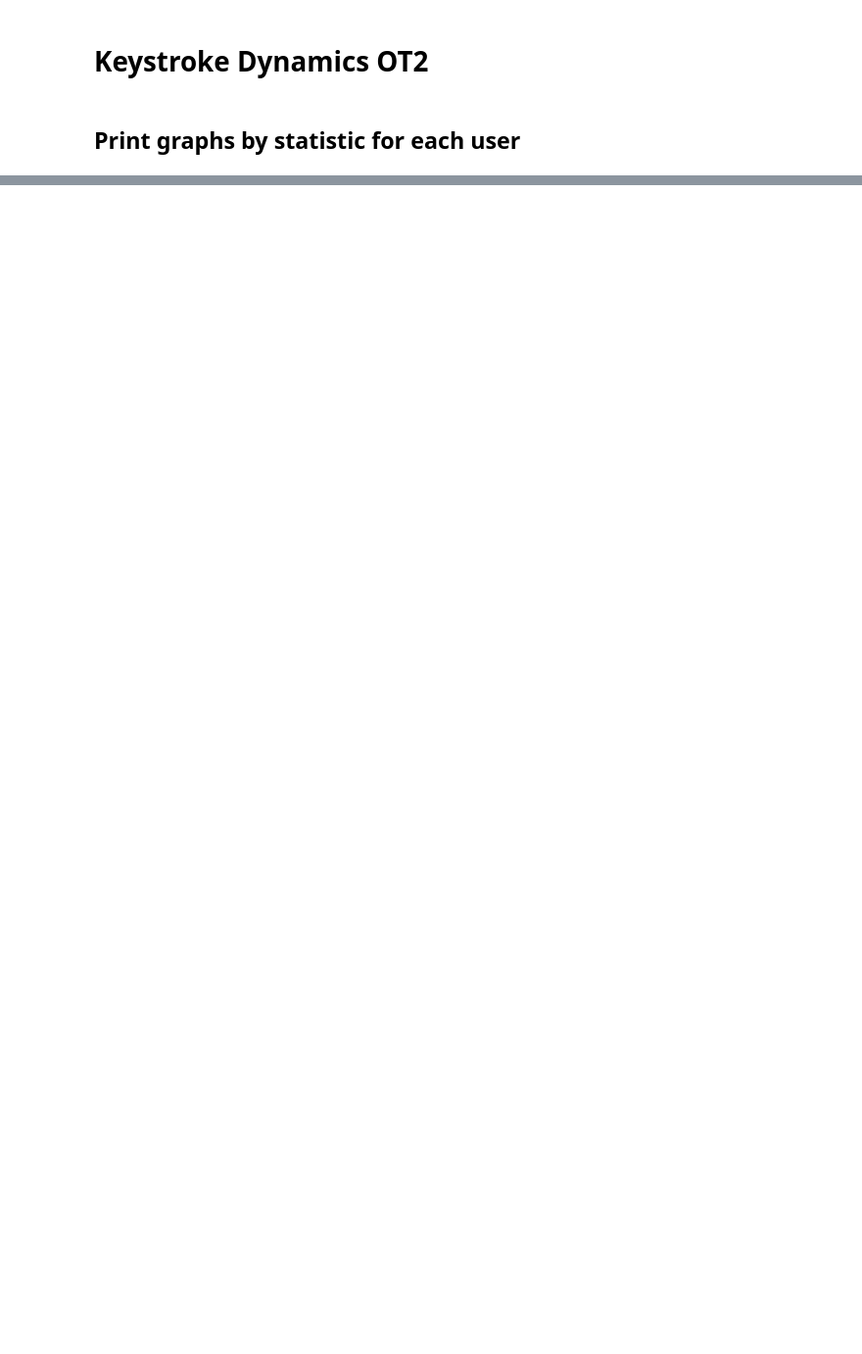
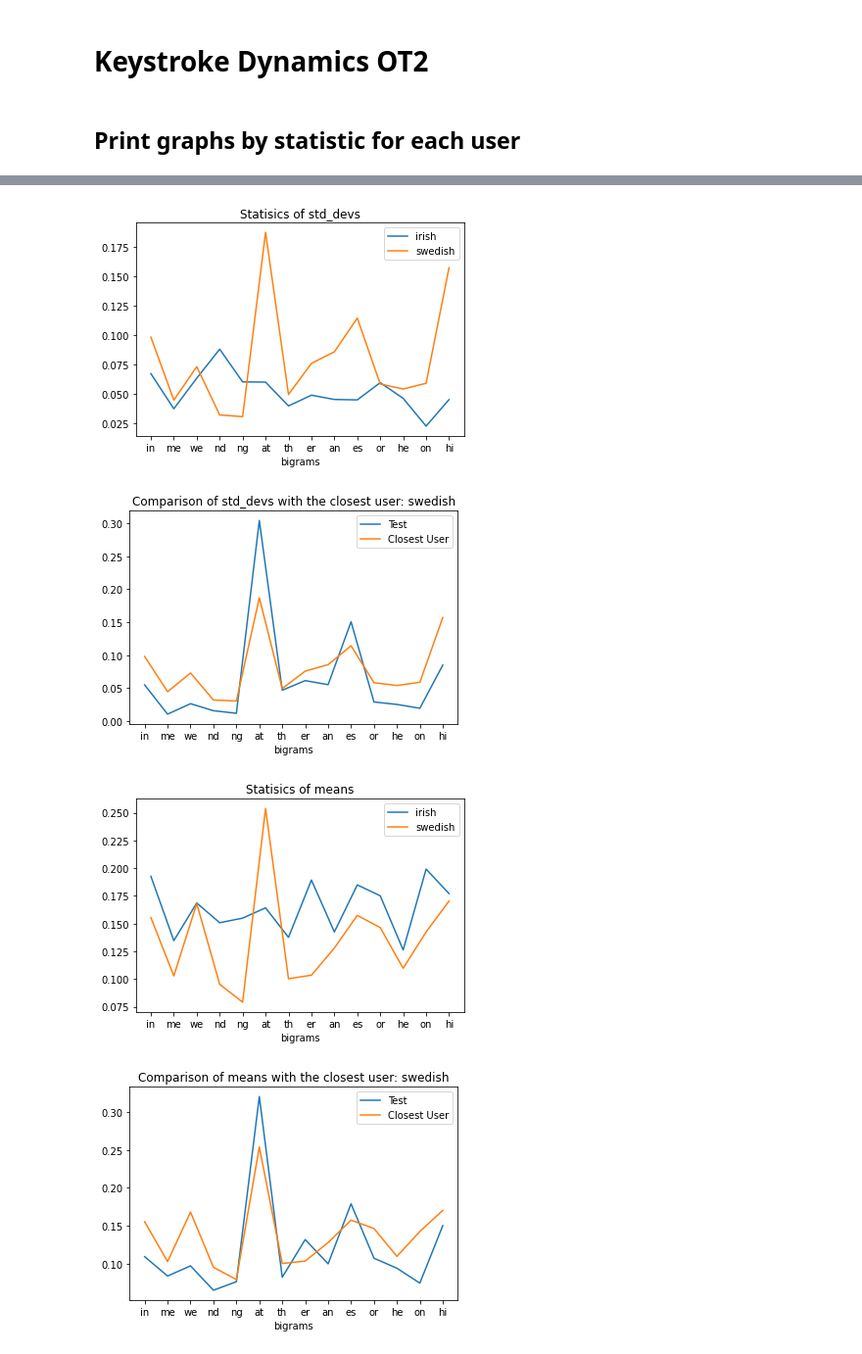
Before and after one commit to igoea20/keystrokeLogger, a Jupyter notebook: runner.ipynb, the cells around one changed output, grey strips where cells are left out. Shown at 98% size. Cells and saved outputs as stored; diff of their text form; code cells hidden in the pictures; blank space fills up the shorter version.

```diff
--- a/runner.ipynb
+++ b/runner.ipynb
@@ -64,0 +95,35 @@ for stat_key in stat_keys:
+# %%
+national_MSE = {}
+closest_nationality = {'std_devs': '', 'means': '', 'variances': ''}
+
+test_results = get_pressed_data_diffs(bigrams, read_file('test'))
+test_stats = get_stats(bigrams, test_results)
+test_bigrams = test_stats['present_bigrams']
+
+# get common bigrams for nationalities and test data
+common_national_bigrams = list(set(bigrams) & set(test_bigrams))
+for group in national_groups:
+	national_bigrams = national_results[group]['present_bigrams']
+	common_national_bigrams = list(set(common_national_bigrams) & set(national_bigrams))
+
+# compute national mse for the different bigrams towards nationality data
+for group in national_groups:
+	national_MSE[group] = {}
+	for stat_key in stat_keys:
+		national_stat_array = []
+		test_stat_array = []
+		for bigram in common_national_bigrams:
+			national_stat_array.append(national_results[group][stat_key][bigram])
+			test_stat_array.append(test_stats[stat_key][bigram])
+		national_MSE[group][stat_key] = mse(user_stat_array, test_stat_array)
+
+
+for stat_key in stat_keys:
+	closest_nationality[stat_key] = find_closest_user(national_MSE, stat_key)
+	print_graph(national_results, stat_key, common_national_bigrams, national_groups)
+	print_closest_user_graph(national_results, test_stats, closest_nationality[stat_key], stat_key, common_national_bigrams)
+# %% [output]
+[figure, added]
+[figure, added]
+[figure, added]
+[figure, added]
```
Also changed, not shown: parts of 8 cells of this notebook.
